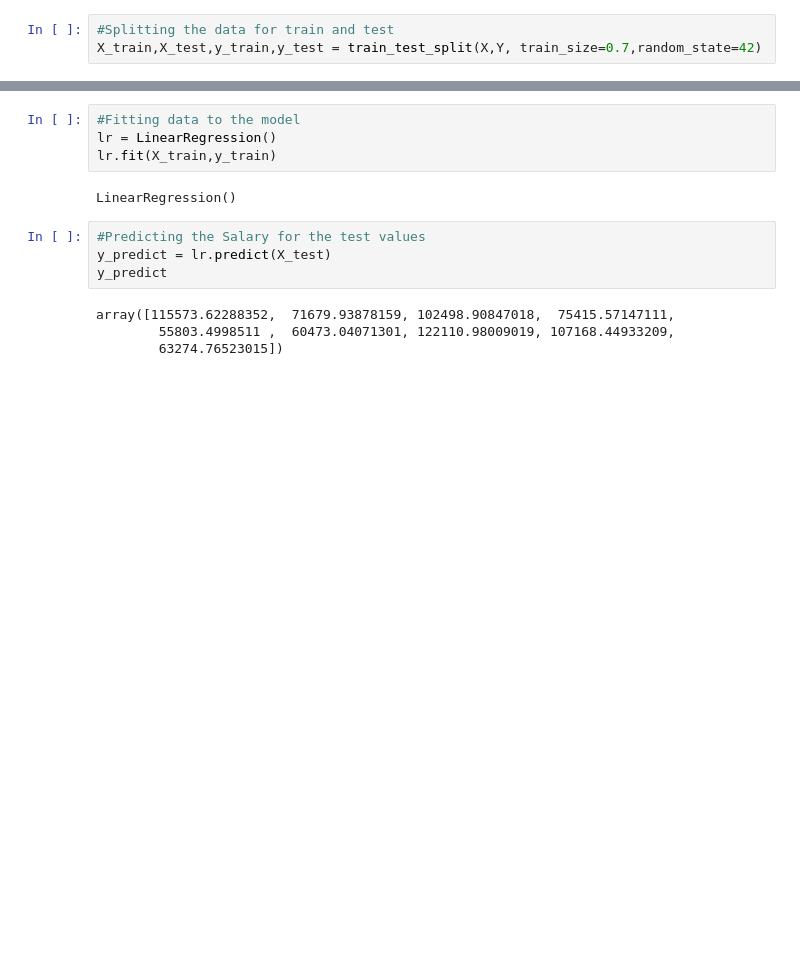
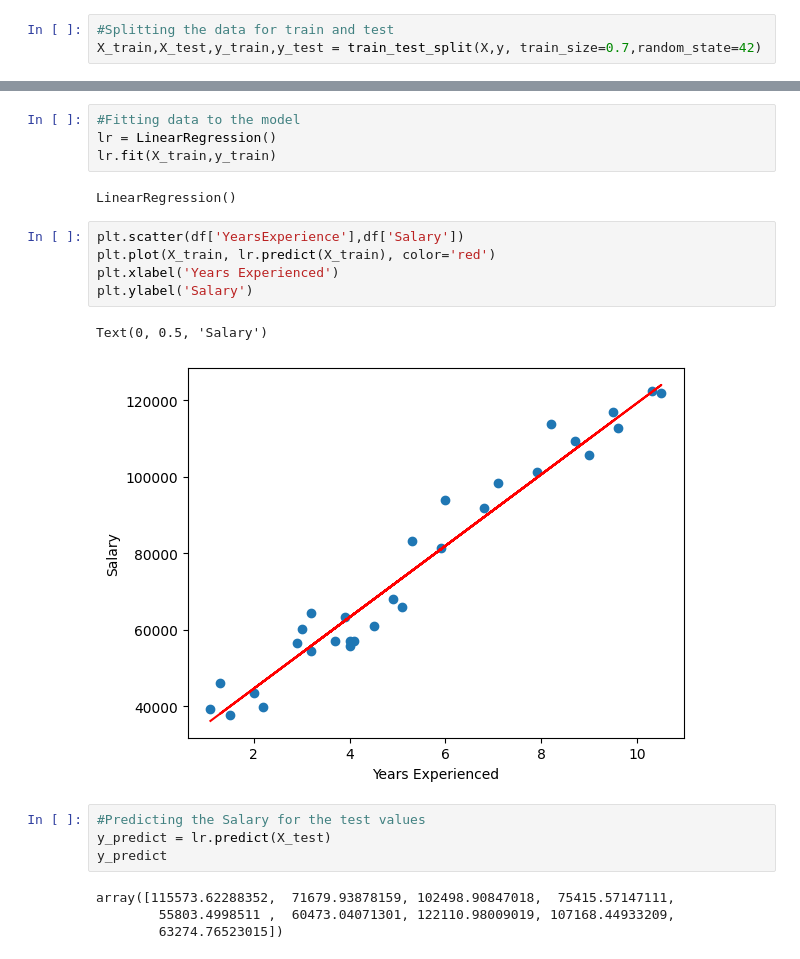
Before and after one commit to UmairAsghar369/Ultimate-Machine-learning, a Jupyter notebook: 02_supervised_learning/regression/Simple Linear Regression/practice_01_salary.ipynb, the cells around one changed output, grey strips where cells are left out. Cells and saved outputs as stored; diff of their text form; blank space fills up the shorter version.

```diff
--- a/02_supervised_learning/regression/Simple Linear Regression/practice_01_salary.ipynb
+++ b/02_supervised_learning/regression/Simple Linear Regression/practice_01_salary.ipynb
@@ -102,6 +99,6 @@ y = df["Salary"]
 # %%
 #Splitting the data for train and test
-X_train,X_test,y_train,y_test = train_test_split(X,Y, train_size=0.7,random_state=42)
+X_train,X_test,y_train,y_test = train_test_split(X,y, train_size=0.7,random_state=42)
 # %%
 #Importing the model
 from sklearn.linear_model import LinearRegression
@@ -117,6 +114,14 @@ lr = LinearRegression()
 lr.fit(X_train,y_train)
 # %% [output]
 LinearRegression()
+# %%
+plt.scatter(df['YearsExperience'],df['Salary'])
+plt.plot(X_train, lr.predict(X_train), color='red')
+plt.xlabel('Years Experienced')
+plt.ylabel('Salary')
+# %% [output]
+Text(0, 0.5, 'Salary')
+[figure, added]
 # %%
 #Predicting the Salary for the test values
 y_predict = lr.predict(X_test)
```
Also changed, not shown: parts of 3 cells of this notebook, 1 other file.
